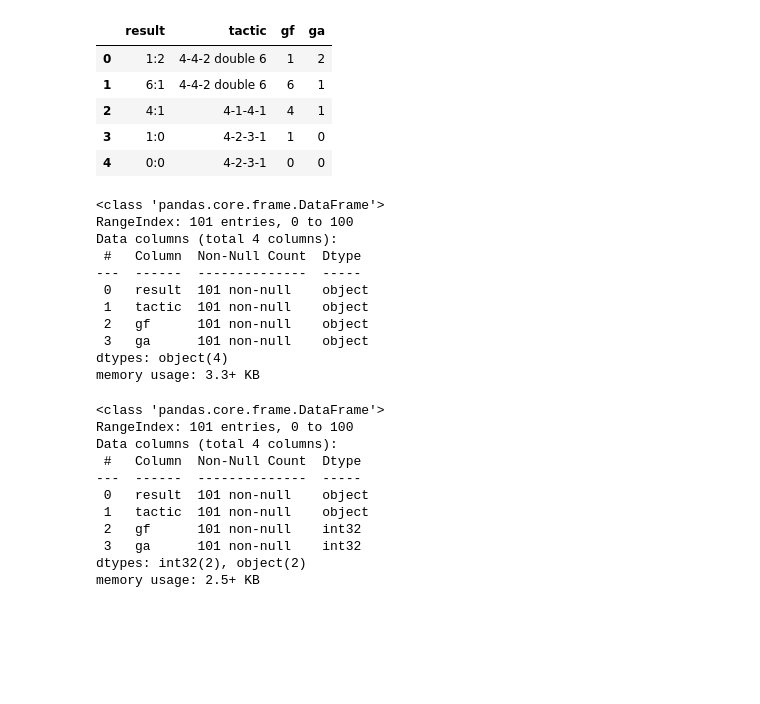
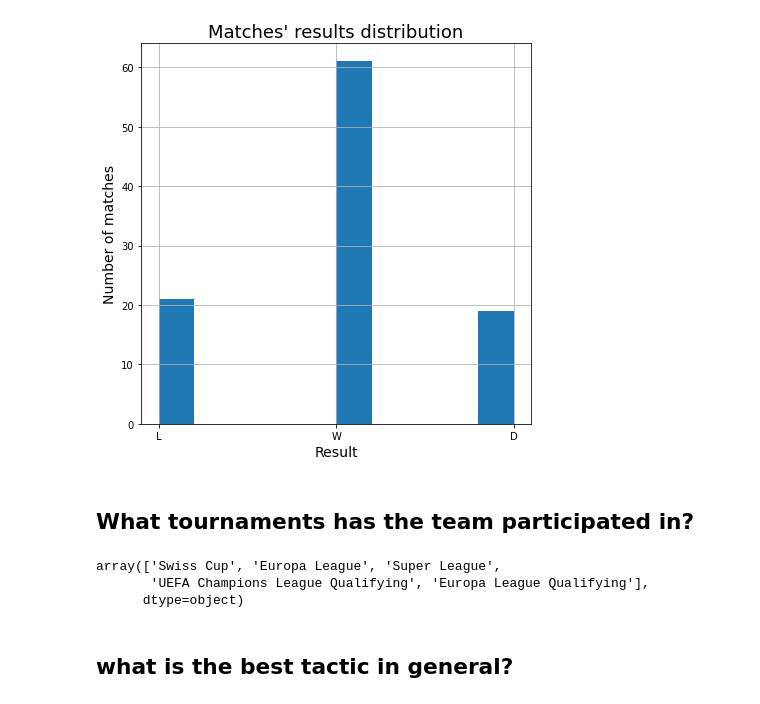
Before and after one commit to ahmedsaid352/basel_marcel_koller_dataset, a Jupyter notebook: basel_koller.ipynb, the cells around one changed output. Saved outputs shown, nothing was run; the diff lists cells and outputs as text; code cells hidden in the pictures; blank space fills up the shorter version.

Commit message:
data analysis

```diff
--- a/basel_koller.ipynb
+++ b/basel_koller.ipynb
@@ -16,26 +16,17 @@ df.head()
 # %%
-df['gf']=df['result'].apply(lambda x:x.split(':')[0])
-df['ga']=df['result'].apply(lambda x:x.split(':')[1])
+plt.figure(figsize=(7,7))
+df['basel_result'].hist();
+plt.title('Matches\' results distribution',fontsize=18)
+plt.ylabel('Number of matches',fontsize=14)
+plt.xlabel('Result',fontsize=14)
+plt.show()
+# %% [output]
+[figure, added]
-# %%
-df.head()
-# %% [output]
-|  | result | tactic | gf | ga |
-| 0 | 1:2 | 4-4-2 double 6 | 1 | 2 |
-| 1 | 6:1 | 4-4-2 double 6 | 6 | 1 |
-| 2 | 4:1 | 4-1-4-1 | 4 | 1 |
-| 3 | 1:0 | 4-2-3-1 | 1 | 0 |
-| 4 | 0:0 | 4-2-3-1 | 0 | 0 |
+# %% [markdown]
+## What tournaments has the team participated in?
 # %%
-df.info()
+df.competition.unique()
 # %% [output]
-<class 'pandas.core.frame.DataFrame'>
-RangeIndex: 101 entries, 0 to 100
-Data columns (total 4 columns):
- #   Column  Non-Null Count  Dtype
----  ------  --------------  -----
- 0   result  101 non-null    object
- 1   tactic  101 non-null    object
- 2   gf      101 non-null    object
- 3   ga      101 non-null    object
-dtypes: object(4)
-memory usage: 3.3+ KB
+array(['Swiss Cup', 'Europa League', 'Super League',
+       'UEFA Champions League Qualifying', 'Europa League Qualifying'],
+      dtype=object)
@@ -45,15 +33,12 @@ df['ga']=df['ga'].astype(int)
+# %% [markdown]
+## what is the best tactic in general?
 # %%
-df.info()
+points=[]
+for i in range(len(df.basel_result)):
+    if df.basel_result[i]=='W':
+        points.append(3)
+    elif df.basel_result[i]=='L':
+        points.append(0)
+    else:
+        points.append(1)
-# %% [output]
-<class 'pandas.core.frame.DataFrame'>
-RangeIndex: 101 entries, 0 to 100
-Data columns (total 4 columns):
- #   Column  Non-Null Count  Dtype
----  ------  --------------  -----
- 0   result  101 non-null    object
- 1   tactic  101 non-null    object
- 2   gf      101 non-null    int32
- 3   ga      101 non-null    int32
-dtypes: int32(2), object(2)
-memory usage: 2.5+ KB
 # %%
```
Also changed, not shown: parts of 33 cells of this notebook, 3 other files.
